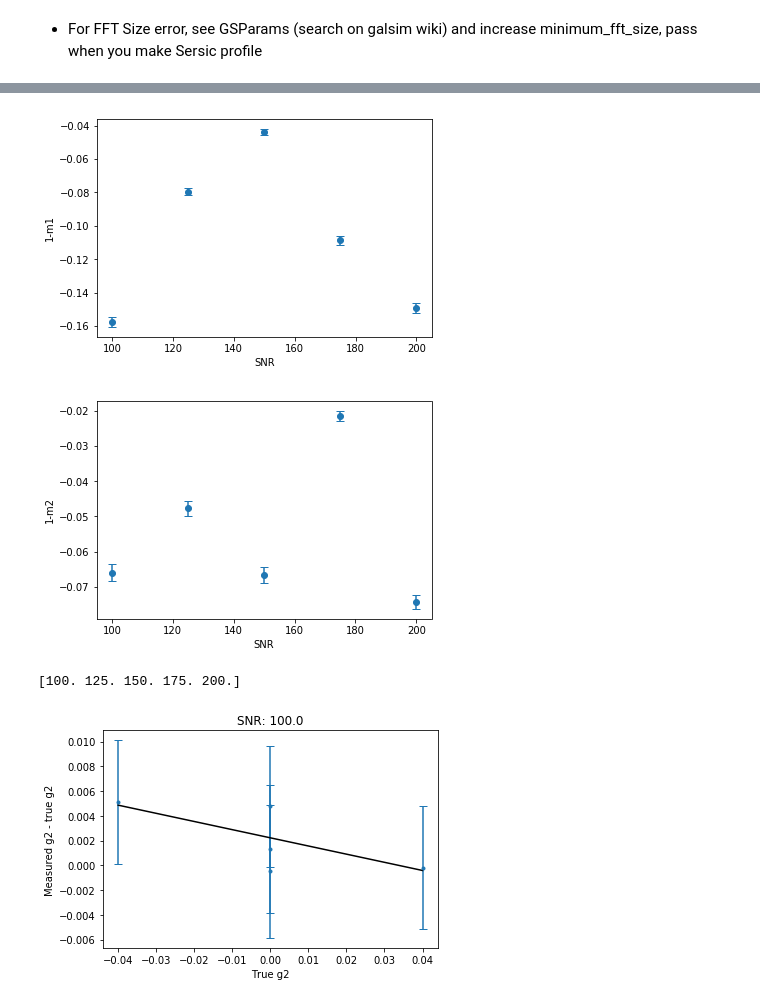
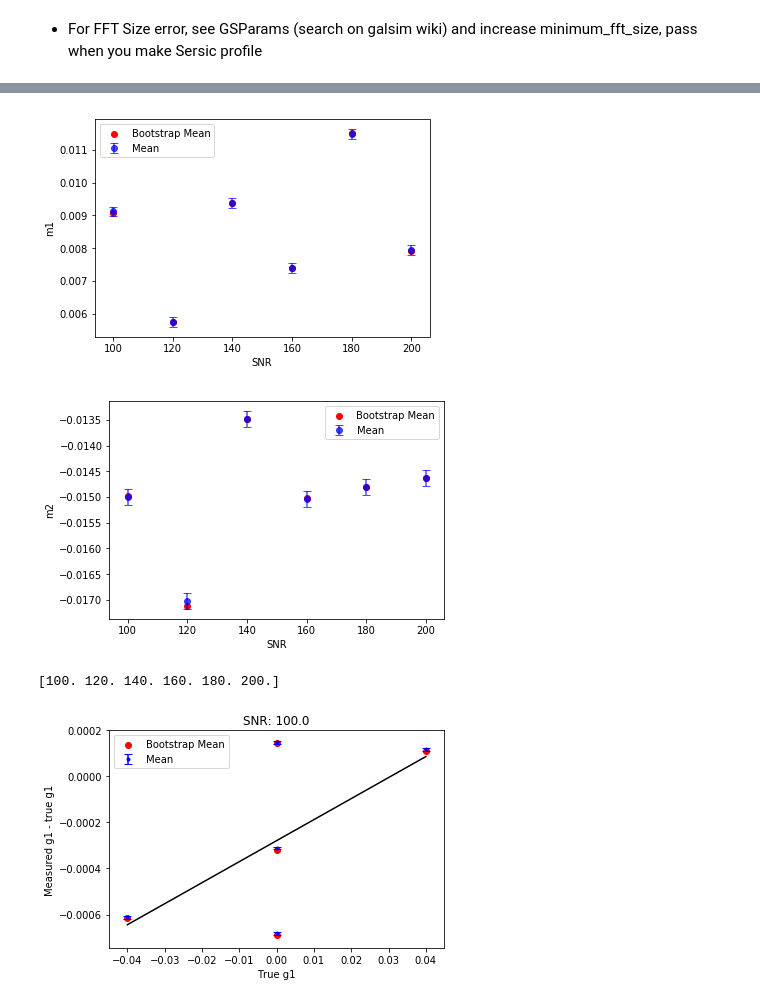
Before and after one commit to earosenberg/wl-bias-leaps, a Jupyter notebook: shape_measurement.ipynb, the cells around one changed output, grey strips where cells are left out. Saved outputs shown, nothing was run; the diff lists cells and outputs as text; code cells hidden in the pictures.

Commit message:
Misc fixes, including handling of FFT error and error bars on shear

```diff
--- a/shape_measurement.ipynb
+++ b/shape_measurement.ipynb
@@ -227,16 +230,22 @@ def findMeanShear(obs,weights):
     return mean
 
 #Keep rotated pairs together when bootstrapping
+
 def bootstrapShear(obs,weights,nBootstrap):
     '''obs,weights: as above. nBootstrap: int, number of times to resample
        Returns array of shape (nBootstrap,SNR,shear,(g1,g2)) giving samples of mean shear'''
+    size=obs.shape[1]
     shearSamples = []
-    for _ in xrange(nBootstrap):
-        indeces = np.random.randint(0,size,size)
-        obsSample = np.stack([obs[:,i] for i in indeces]).transpose(1,0,2,3,4)
-        weightSample = np.stack([weights[:,i] for i in indeces]).transpose(1,0,2,3,4)
-        shearSample = findMeanShear(obsSample,weightSample)
+    for i in xrange(nBootstrap):
+        np.random.seed(seed=i) #seed=None to use a random seed
+        randNums = np.random.random(size)
+        ncounts, bin_edges = np.histogram(randNums, bins=size, range=(0,1))
+        ncounts = ncounts.reshape(1,len(ncounts),1,1,1)
+        for i in [0,2,3,4]:
+            ncounts = ncounts.repeat(weights.shape[i],axis=i)
+
+        newWeights = weights * ncounts
+        shearSample = findMeanShear(obs, newWeights)
         shearSamples.append(shearSample)
-
     shearSamples = np.stack(shearSamples)
     return shearSamples
@@ -250,4 +252,5 @@ def bootstrapShear(obs,weights,nBootstrap):
 # %%
+startC,startT = time.clock(), time.time()
 #define weights
 weights = np.ones_like(obs)
 
@@ -255,9 +258,11 @@ weights = np.ones_like(obs)
 meanShear= findMeanShear(obs,weights)
 #Use bootstrap method to resample and derive an error on the shear values
 size = obs.shape[1]
-nBootstrap = int(size)#*np.log(size)**2)
+nBootstrap = int(size*np.log(size))#**2)
 shearSamples = bootstrapShear(obs,weights,nBootstrap)
-errShear = np.std(shearSamples,axis=0)
+errShear = np.std(shearSamples,axis=0) / np.sqrt(nBootstrap)
+meanShearBootstrap = np.mean(shearSamples,axis=0)
+print 'clock time: %10.1f \n cpu time: %10.1f' % (time.clock()-startC,time.time()-startT)
 
 #Combine mean and err into a single array
 res = np.stack((meanShear,errShear)).transpose(3,1,2,0)
@@ -292,8 +277,6 @@ def lin(x,m,b):
     return m*x+b
 
 def fitline(shear,data,err):
-    '''shearComponent is a 1d array of a component of true shear.
-       dataPlusErr is an array of shape (shear, (mean, err))'''
     fitparam, fiterr = curve_fit(lin,shear,data,p0=[1,0],sigma=err)
     return fitparam
 
@@ -346,14 +341,18 @@ plt.legend()
 #get mean from bootstrap, compare to true mean
 #keep option to kill all rotations if one of them fails
 # %%
-plt.errorbar(snrArr,mMean[0]-1,yerr=mStd[0]/np.sqrt(nBootstrap),fmt='o',capsize=4)
+plt.errorbar(snrArr,mMean[0]-1,yerr=mStd[0],fmt='o',c='b',capsize=4,label='Mean',alpha=0.7)
+plt.scatter(snrArr,mMeanBootstrap[0]-1,c='r',label='Bootstrap Mean')
 plt.xlabel('SNR')
-plt.ylabel('1-m1')
+plt.ylabel('m1')
+plt.legend()
 plt.show()
 plt.xlabel('SNR')
-plt.ylabel('1-m2')
-plt.errorbar(snrArr,mMean[1]-1,yerr=mStd[1]/np.sqrt(nBootstrap),fmt='o',capsize=4)
+plt.ylabel('m2')
+plt.errorbar(snrArr,mMean[1]-1,yerr=mStd[1],fmt='o',c='b',capsize=4,label='Mean',alpha=0.7)
+plt.scatter(snrArr,mMeanBootstrap[1]-1,c='r',label='Bootstrap Mean')
+plt.legend()
 plt.show()
 # %% [output]
-[figure, old version]
+[figure, new version]
-[figure, old version]
+[figure, new version]
@@ -382,7 +383,7 @@ def shearComp(shearList,i):
 
 def plotFit(shear,res,snr_index,measurement,fitparams):
     subRes = res[measurement,snr_index]
-    plt.errorbar(shear, subRes[:,0]-shear,yerr=subRes[:,1],fmt='.',capsize=4)
+    plt.errorbar(shear, subRes[:,0]-shear,yerr=subRes[:,1],fmt='.',capsize=4,c='b',label='Mean')
     xx=np.linspace(min(shear),max(shear),len(shear)*100)
     plt.plot(xx,lin(xx,*fitparams[snr_index])-xx,'k')
     plt.title('SNR: '+str(snrArr[snr_index]))
@@ -399,9 +400,13 @@ def fitAndPlot(shearList,res,snr_index,measurement):
 # %%
 #y axis: measured shear - true shear. x-axis true shear
 #Say for which SNR is this plot
 #specify SNR through function
-fitAndPlot(shearList,res,0,1)
+snr_index, measurement = 0,0
+fitAndPlot(shearList,res,snr_index,measurement)
+shear = (g1shear,g2shear)[measurement]
+plt.scatter(shear,meanShearBootstrap[snr_index,:,measurement]-shear,c='r',label='Bootstrap Mean')
+plt.legend()
 print snrArr
 # %% [output]
-[100. 125. 150. 175. 200.]
+[100. 120. 140. 160. 180. 200.]
-[figure, old version]
+[figure, new version]
```
Also changed, not shown: parts of 13 cells of this notebook.
